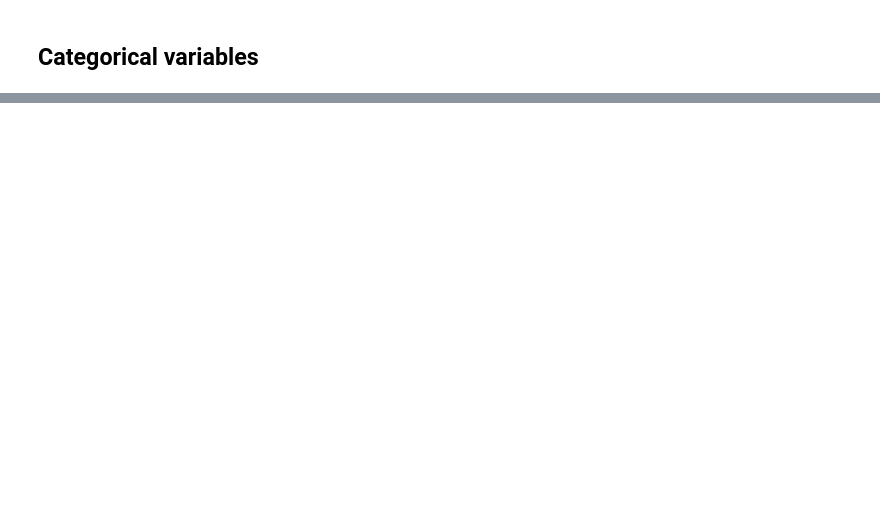
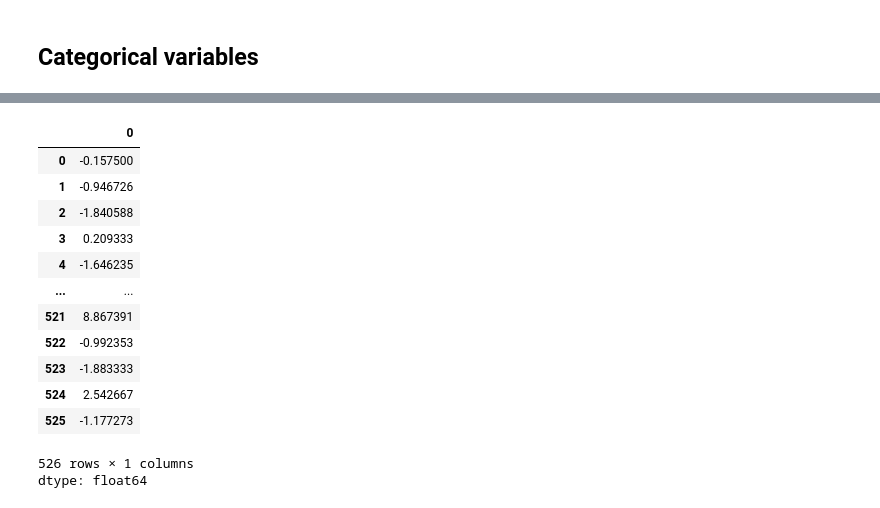
Before and after one commit to havaledar/econ3740_f26, a Jupyter notebook: lab_5.ipynb, the cells around one changed output, grey strips where cells are left out. Saved outputs shown, nothing was run; the diff lists cells and outputs as text; code cells hidden in the pictures; blank space fills up the shorter version.

```diff
--- a/lab_5.ipynb
+++ b/lab_5.ipynb
@@ -445,0 +468,9 @@ Notes:
+# %%
+# Create the model
+model4 = smf.ols('wage ~ C(female)*C(educ)', data)
+
+# Fit the model
+results4 = model4.fit()
+
+# Display regression results
+print(results4.summary())
@@ -445,0 +495,17 @@ Notes:
+# %%
+results4.resid
+# %% [output]
+|  | 0 |
+| 0 | -0.157500 |
+| 1 | -0.946726 |
+| 2 | -1.840588 |
+| 3 | 0.209333 |
+| 4 | -1.646235 |
+| ... | ... |
+| 521 | 8.867391 |
+| 522 | -0.992353 |
+| 523 | -1.883333 |
+| 524 | 2.542667 |
+| 525 | -1.177273 |
+526 rows × 1 columns
+dtype: float64
```
Also changed, not shown: parts of 8 cells of this notebook.
